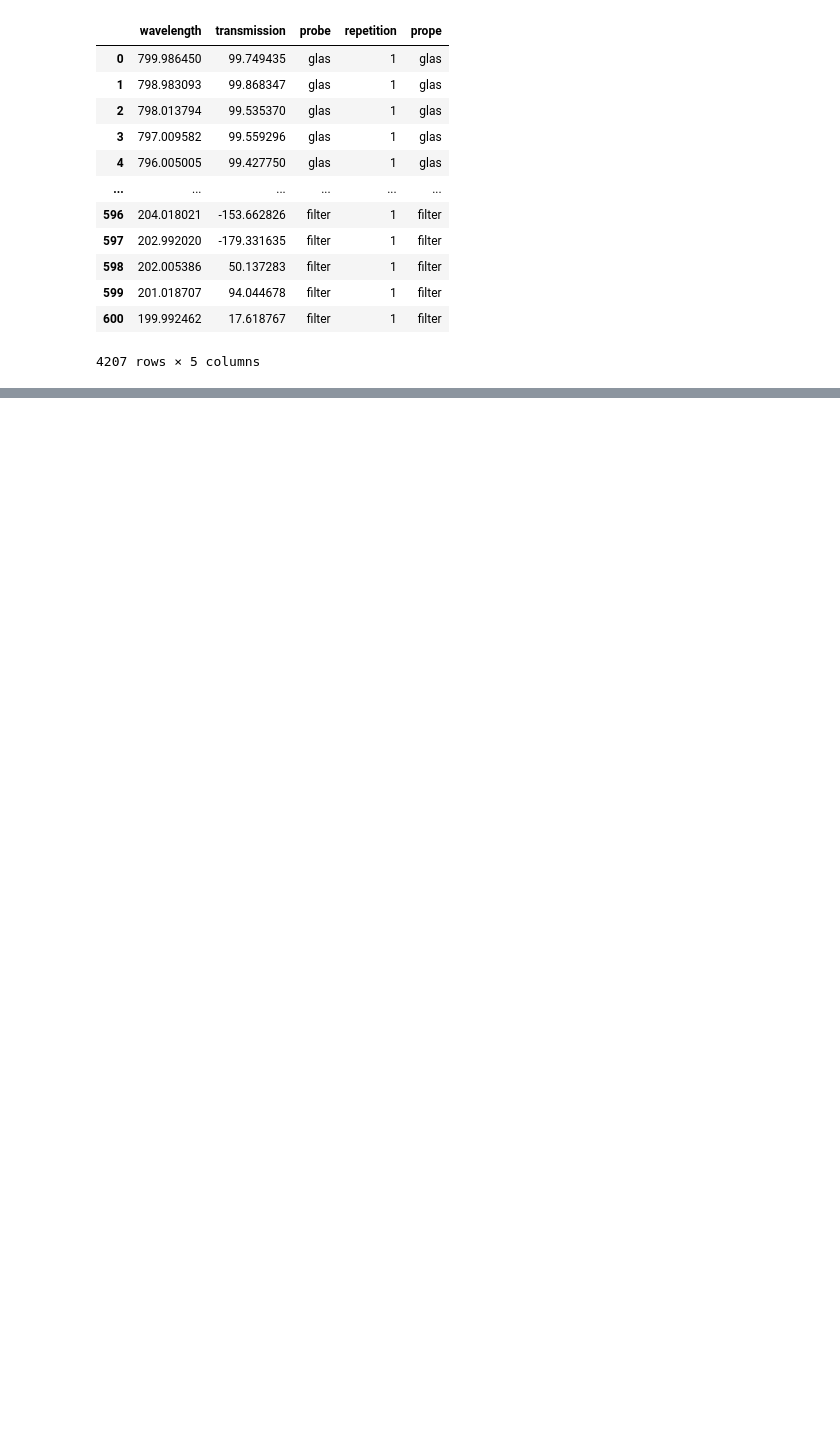
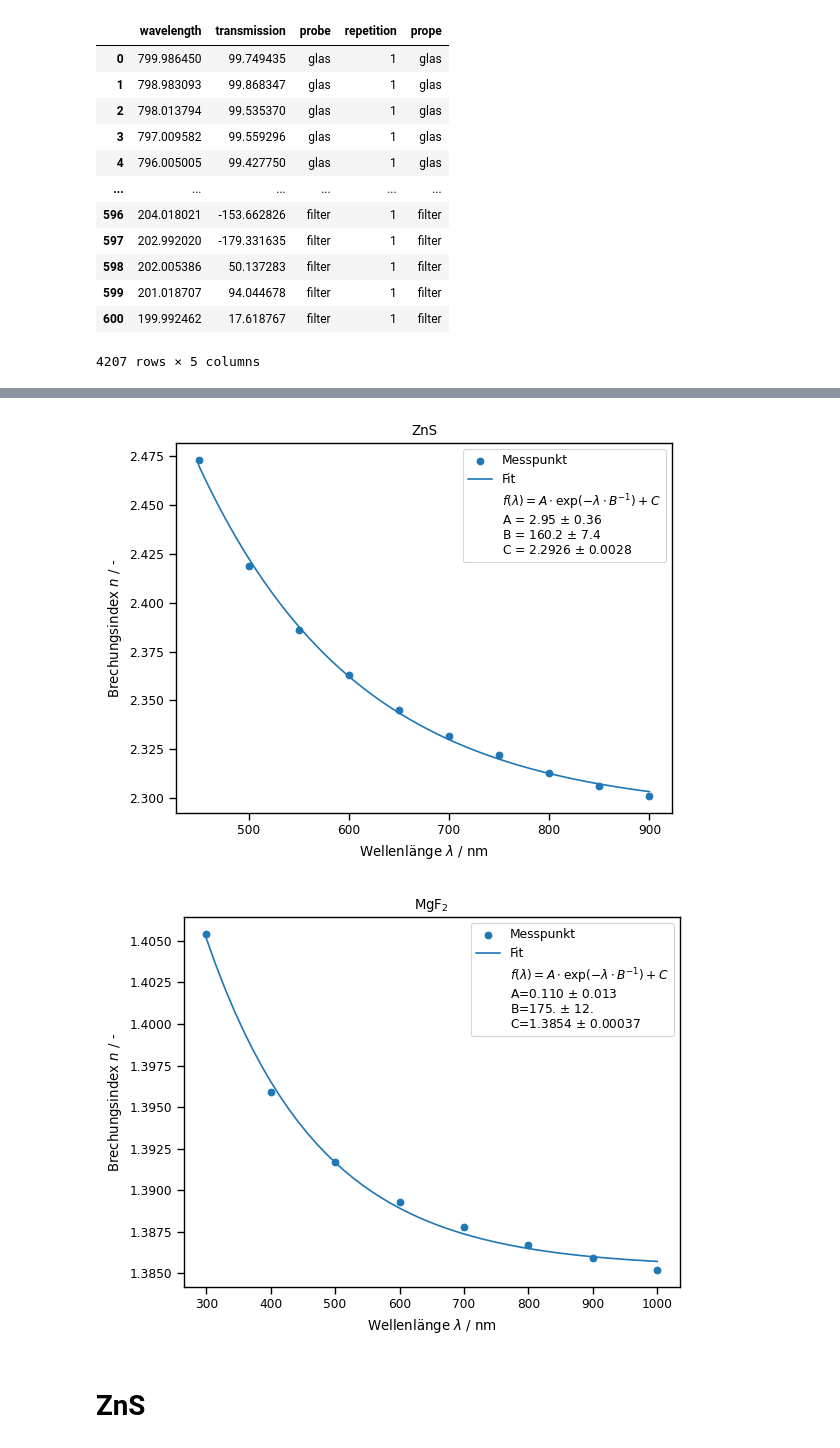
Before and after one commit to janikkokot/duennschicht, a Jupyter notebook: uv_vis.ipynb, the cells around one changed output, grey strips where cells are left out. Drawn from its saved outputs; the diff is of its cells as text; code cells hidden in the pictures; blank space fills up the shorter version.

```diff
--- a/uv_vis.ipynb
+++ b/uv_vis.ipynb
@@ -71,14 +75,0 @@ Text(0.5, 1.0, 'MgF$_2$')
-# %%
-ax = sns.lineplot(
-    data=measures.get_group('filter'),
-    x='wavelength',
-    y='transmission',
-    hue='repetition',
-    legend=False
-    )
-
-ax.set_ylabel('Transmission / %')
-ax.set_xlabel('Wellenlänge / nm')
-ax.set_xlim(right=800)
-ax.set_title('Schmalband-Filter')
-#ax.set_ylim(bottom=0, top=100)
@@ -87,0 +118,64 @@ Text(0.5, 1.0, 'Schmalband-Filter')
+# %%
+def exp_fit(lambda_, y0, a1, t1):
+    return y0 + a1*np.exp(-lambda_/t1)
+# %%
+with sns.plotting_context('paper'):
+    fig, ax = plt.subplots()
+    _data = brechungs_indizes.ZnS.dropna().reset_index()
+    ax.scatter('index', 'ZnS', data=_data, label=Labels.mess)
+
+    zns_coeff, zns_cov = optimize.curve_fit(exp_fit,  *_data.values.T, p0=[2.3, 3, 160])
+    zns_err = np.sqrt(np.diag(zns_cov))
+    x = np.linspace(min(_data['index']), max(_data['index']))
+    ax.plot(x, exp_fit(x, *zns_coeff), label=Labels.fit)
+
+    report = '\n'.join([
+        r'$f(\lambda) = A \cdot \exp\left(-\lambda\cdot B^{-1}\right) + C$',
+        '{pre}{val:#.3g} $\pm$ {err:#.2g}'.format(pre='A = ', val=zns_coeff[1], err=zns_err[1]),
+        '{pre}{val:#.4g} $\pm$ {err:#.2g}'.format(pre='B = ', val=zns_coeff[2], err=zns_err[2]),
+        '{pre}{val:#.5g} $\pm$ {err:#.2g}'.format(pre='C = ', val=zns_coeff[0], err=zns_err[0]),
+    ])
+    handles, labels = ax.get_legend_handles_labels()
+    handles = list(reversed(handles))
+    labels = list(reversed(labels))
+    handles.append(plt.Line2D([0],[0], alpha=0))
+    labels.append(report)
+
+    ax.set_xlabel(Labels.lambda_)
+    ax.set_ylabel(Labels.brechung)
+    ax.legend(handles, labels)
+    ax.set_title('ZnS')
+    fig.savefig(results/'brechungsindex_zns.pdf')
+
+
+    fig, ax = plt.subplots()
+    _data = brechungs_indizes.MgF2.dropna().reset_index()
+    ax.scatter('index', 'MgF2', data=_data, label=Labels.mess)
+
+    mgf2_coeff, mgf2_cov = optimize.curve_fit(exp_fit,  *_data.values.T, p0=[2.3, 3, 160])
+    mgf2_err = np.sqrt(np.diag(mgf2_cov))
+    x = np.linspace(min(_data['index']), max(_data['index']))
+    ax.plot(x, exp_fit(x, *mgf2_coeff), label=Labels.fit)
+
+    report = '\n'.join([
+        r'$f(\lambda) = A \cdot \exp\left(-\lambda\cdot B^{-1}\right) + C$',
+        '{pre}{val:#.3g} $\pm$ {err:#.2g}'.format(pre='A=', val=mgf2_coeff[1], err=mgf2_err[1]),
+        '{pre}{val:#.3g} $\pm$ {err:#.2g}'.format(pre='B=', val=mgf2_coeff[2], err=mgf2_err[2]),
+        '{pre}{val:#.5g} $\pm$ {err:#.2g}'.format(pre='C=', val=mgf2_coeff[0], err=mgf2_err[0]),
+    ])
+    handles, labels = ax.get_legend_handles_labels()
+    handles = list(reversed(handles))
+    labels = list(reversed(labels))
+    handles.append(plt.Line2D([0],[0], alpha=0))
+    labels.append(report)
+
+    ax.set_xlabel(Labels.lambda_)
+    ax.set_ylabel(Labels.brechung)
+    ax.legend(handles, labels)
+    ax.set_title('MgF$_2$')
+    fig.savefig(results/'brechungsindex_mgf2.pdf')
+# %% [output]
+[figure, added]
+[figure, added]
+# %% [markdown]
+# ZnS
```
Also changed, not shown: parts of 38 cells of this notebook, 1 other file.
